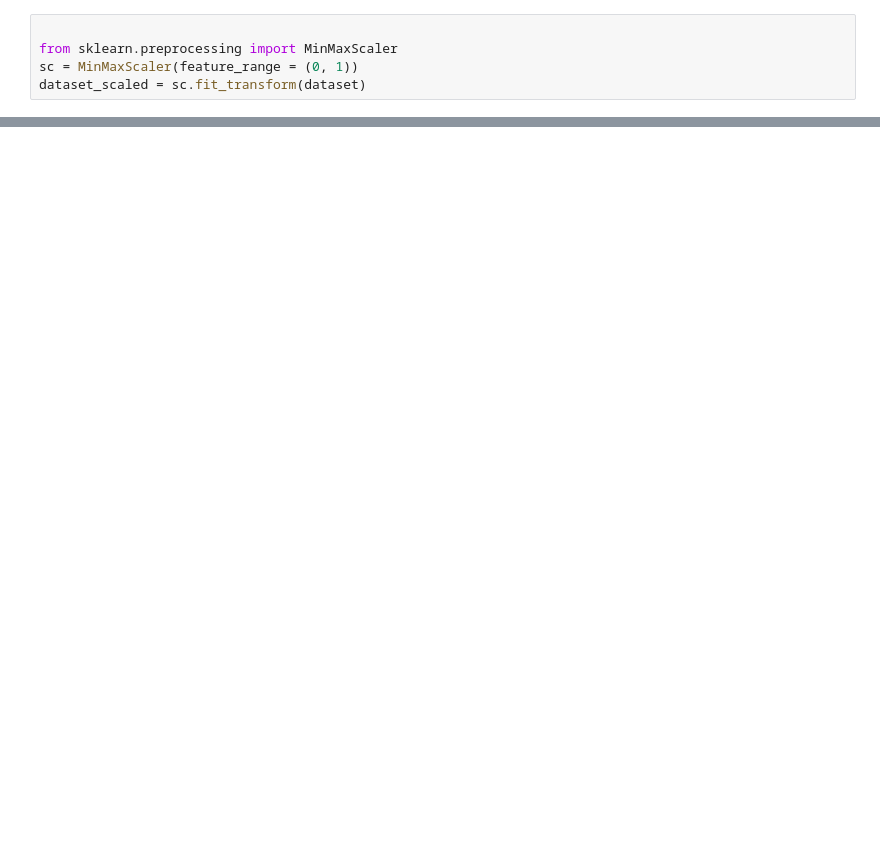
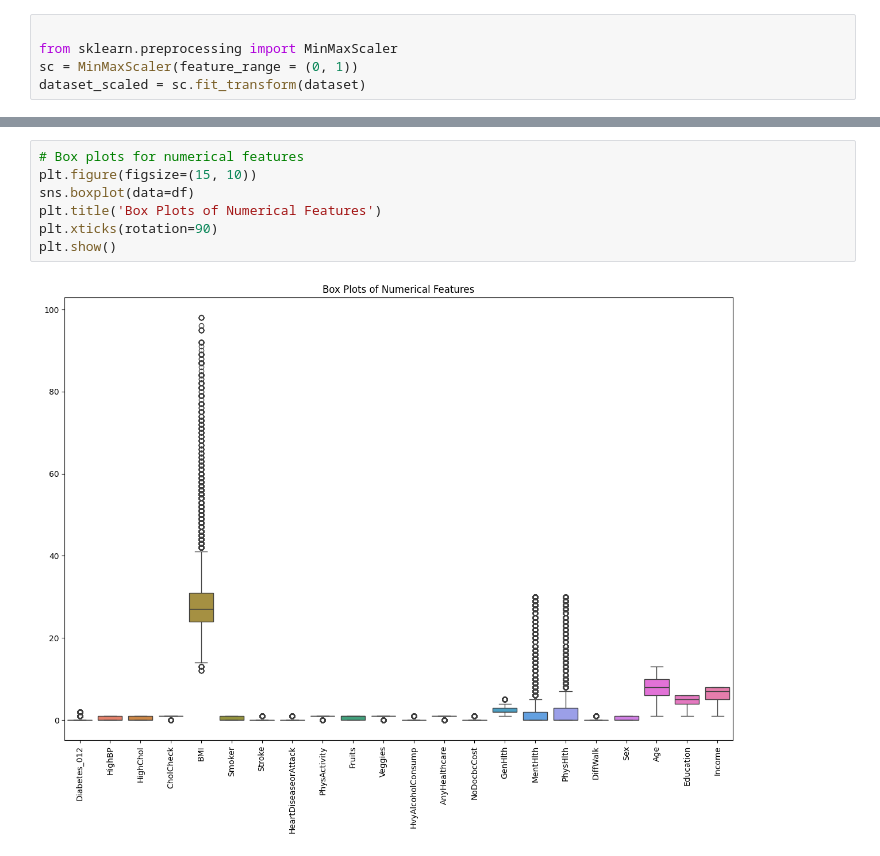
Before and after one commit to sanvikarthik/hackathon, a Jupyter notebook: analysis.ipynb, the cells around one changed output, grey strips where cells are left out. Drawn from its saved outputs; the diff is of its cells as text; blank space fills up the shorter version.

```diff
--- a/analysis.ipynb
+++ b/analysis.ipynb
@@ -70,0 +116,9 @@ dataset_scaled = sc.fit_transform(dataset)
+# %%
+# Box plots for numerical features
+plt.figure(figsize=(15, 10))
+sns.boxplot(data=df)
+plt.title('Box Plots of Numerical Features')
+plt.xticks(rotation=90)
+plt.show()
+# %% [output]
+[figure, added]
```
Also changed, not shown: parts of 15 cells of this notebook, 1 other file.
